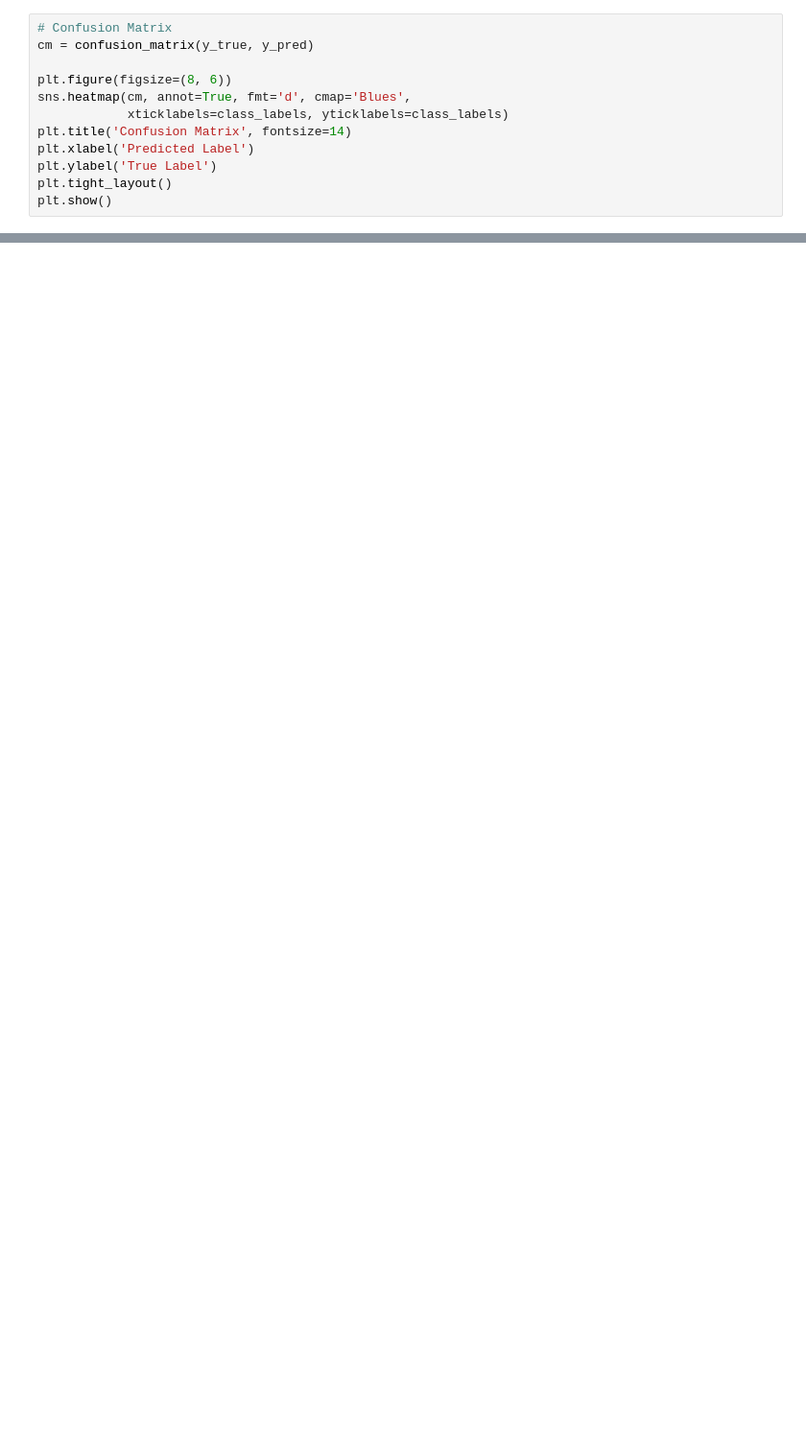
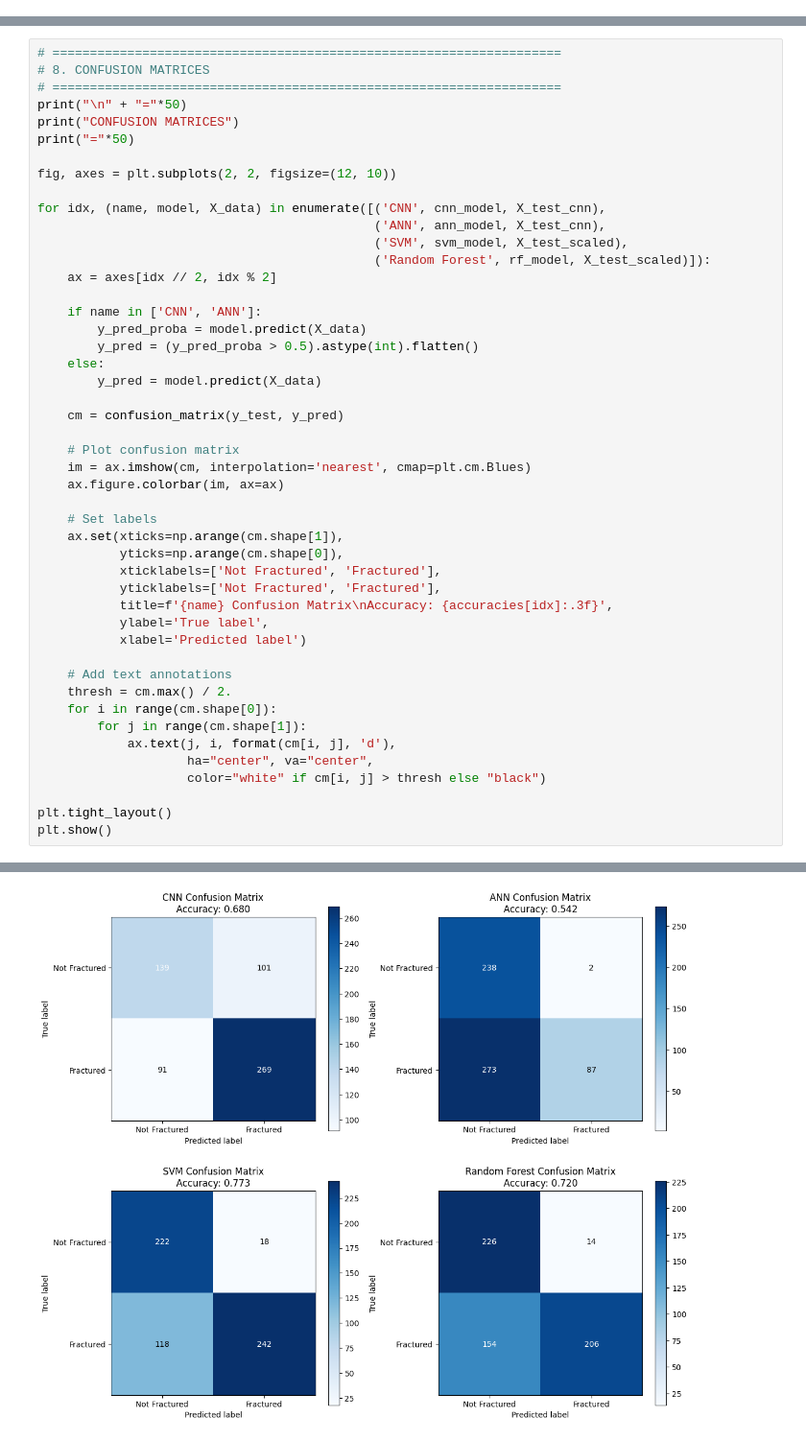
Before and after one commit to Maher1410/Brain-Tumor-Radiology, a Jupyter notebook: test.ipynb, the cells around one changed output, grey strips where cells are left out. Shown at 96% size. Saved outputs shown, nothing was run; the diff lists cells and outputs as text; blank space fills up the shorter version.

```diff
--- a/test.ipynb
+++ b/test.ipynb
@@ -360,12 +0,0 @@ print(classification_report(y_true, y_pred, target_names=class_labels))
-# %%
-# Confusion Matrix
-cm = confusion_matrix(y_true, y_pred)
-
-plt.figure(figsize=(8, 6))
-sns.heatmap(cm, annot=True, fmt='d', cmap='Blues',
-            xticklabels=class_labels, yticklabels=class_labels)
-plt.title('Confusion Matrix', fontsize=14)
-plt.xlabel('Predicted Label')
-plt.ylabel('True Label')
-plt.tight_layout()
-plt.show()
@@ -974,0 +566,48 @@ print(comparison_df_sorted.round(4).to_string())
+# %%
+# ====================================================================
+# 8. CONFUSION MATRICES
+# ====================================================================
+print("\n" + "="*50)
+print("CONFUSION MATRICES")
+print("="*50)
+
+fig, axes = plt.subplots(2, 2, figsize=(12, 10))
+
+for idx, (name, model, X_data) in enumerate([('CNN', cnn_model, X_test_cnn),
+                                             ('ANN', ann_model, X_test_cnn),
+                                             ('SVM', svm_model, X_test_scaled),
+                                             ('Random Forest', rf_model, X_test_scaled)]):
+    ax = axes[idx // 2, idx % 2]
+
+    if name in ['CNN', 'ANN']:
+        y_pred_proba = model.predict(X_data)
+        y_pred = (y_pred_proba > 0.5).astype(int).flatten()
+    else:
+        y_pred = model.predict(X_data)
+
+    cm = confusion_matrix(y_test, y_pred)
+
+    # Plot confusion matrix
+    im = ax.imshow(cm, interpolation='nearest', cmap=plt.cm.Blues)
+    ax.figure.colorbar(im, ax=ax)
+
+    # Set labels
+    ax.set(xticks=np.arange(cm.shape[1]),
+           yticks=np.arange(cm.shape[0]),
+           xticklabels=['Not Fractured', 'Fractured'],
+           yticklabels=['Not Fractured', 'Fractured'],
+           title=f'{name} Confusion Matrix\nAccuracy: {accuracies[idx]:.3f}',
+           ylabel='True label',
+           xlabel='Predicted label')
+
+    # Add text annotations
+    thresh = cm.max() / 2.
+    for i in range(cm.shape[0]):
+        for j in range(cm.shape[1]):
+            ax.text(j, i, format(cm[i, j], 'd'),
+                    ha="center", va="center",
+                    color="white" if cm[i, j] > thresh else "black")
+
+plt.tight_layout()
+plt.show()
+# %% [output]
@@ -974,0 +619 @@ print(comparison_df_sorted.round(4).to_string())
+[figure, added]
```
Also changed, not shown: parts of 77 cells of this notebook.
